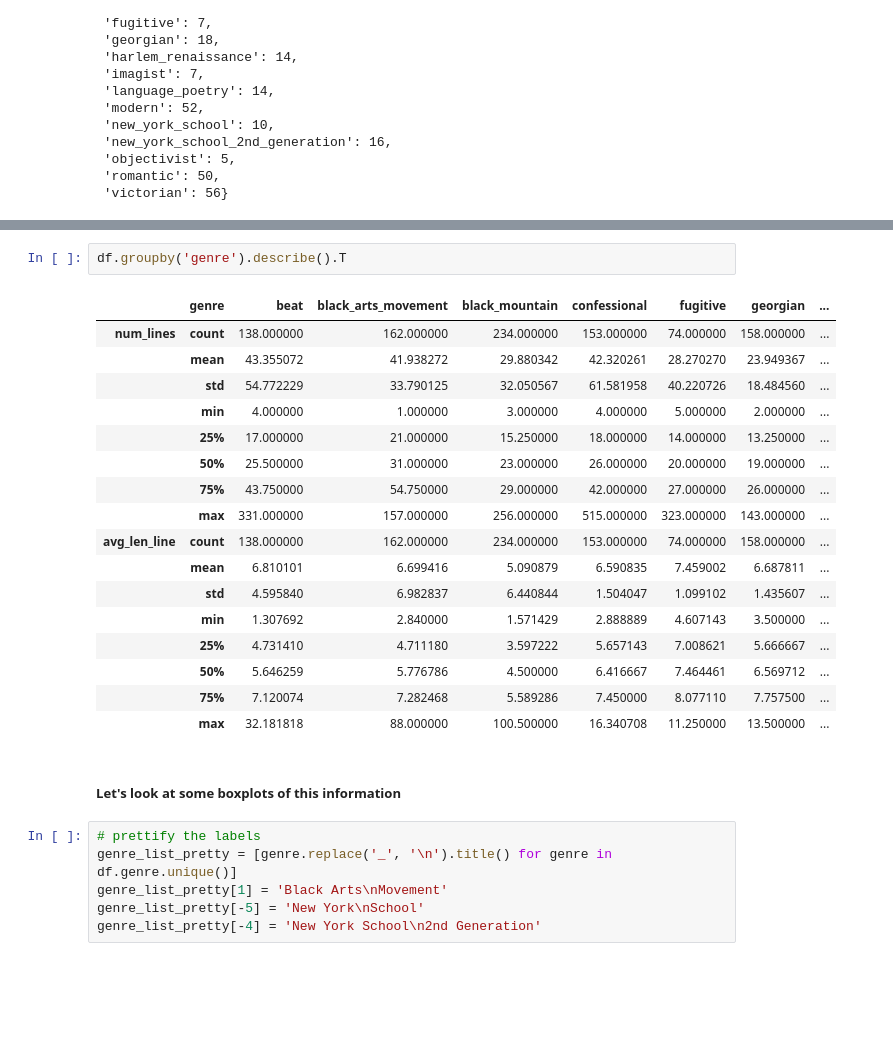
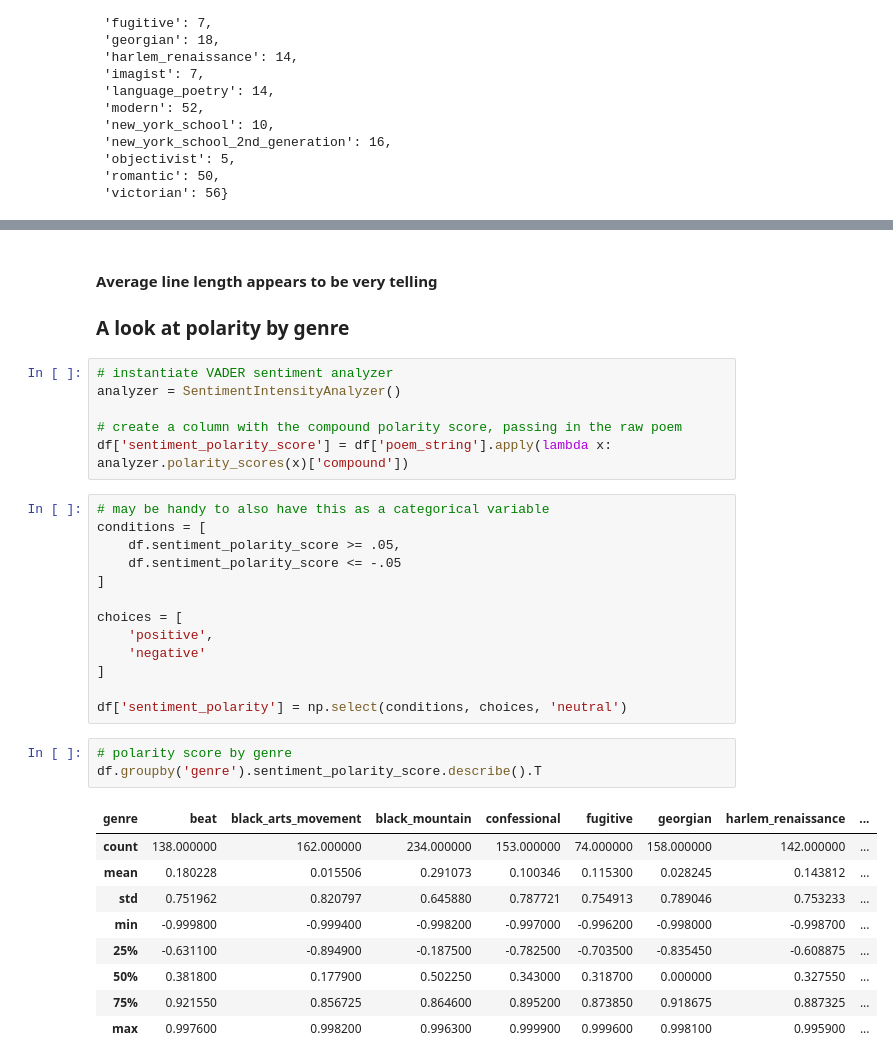
Before and after one commit to p-szymo/poetry_genre_classifier, a Jupyter notebook: eda_processing_feature_engineering_notebook.ipynb, the cells around one changed output, grey strips where cells are left out. Cells and saved outputs as stored; diff of their text form; blank space fills up the shorter version.

```diff
--- a/eda_processing_feature_engineering_notebook.ipynb
+++ b/eda_processing_feature_engineering_notebook.ipynb
@@ -124,28 +226,35 @@ df.describe()
+# %% [markdown]
+#### Average line length appears to be very telling
+### A look at polarity by genre
+# %%
+# instantiate VADER sentiment analyzer
+analyzer = SentimentIntensityAnalyzer()
+
+# create a column with the compound polarity score, passing in the raw poem
+df['sentiment_polarity_score'] = df['poem_string'].apply(lambda x: analyzer.polarity_scores(x)['compound'])
+# %%
+# may be handy to also have this as a categorical variable
+conditions = [
+    df.sentiment_polarity_score >= .05,
+    df.sentiment_polarity_score <= -.05
+]
+
+choices = [
+    'positive',
+    'negative'
+]
+
+df['sentiment_polarity'] = np.select(conditions, choices, 'neutral')
 # %%
-df.groupby('genre').describe().T
+# polarity score by genre
+df.groupby('genre').sentiment_polarity_score.describe().T
 # %% [output]
-|  | genre | beat | black_arts_movement | black_mountain | confessional | fugitive | georgian | ... |
-| num_lines | count | 138.000000 | 162.000000 | 234.000000 | 153.000000 | 74.000000 | 158.000000 | ... |
-|  | mean | 43.355072 | 41.938272 | 29.880342 | 42.320261 | 28.270270 | 23.949367 | ... |
-|  | std | 54.772229 | 33.790125 | 32.050567 | 61.581958 | 40.220726 | 18.484560 | ... |
-|  | min | 4.000000 | 1.000000 | 3.000000 | 4.000000 | 5.000000 | 2.000000 | ... |
-|  | 25% | 17.000000 | 21.000000 | 15.250000 | 18.000000 | 14.000000 | 13.250000 | ... |
-|  | 50% | 25.500000 | 31.000000 | 23.000000 | 26.000000 | 20.000000 | 19.000000 | ... |
-|  | 75% | 43.750000 | 54.750000 | 29.000000 | 42.000000 | 27.000000 | 26.000000 | ... |
-|  | max | 331.000000 | 157.000000 | 256.000000 | 515.000000 | 323.000000 | 143.000000 | ... |
-| avg_len_line | count | 138.000000 | 162.000000 | 234.000000 | 153.000000 | 74.000000 | 158.000000 | ... |
-|  | mean | 6.810101 | 6.699416 | 5.090879 | 6.590835 | 7.459002 | 6.687811 | ... |
-|  | std | 4.595840 | 6.982837 | 6.440844 | 1.504047 | 1.099102 | 1.435607 | ... |
-|  | min | 1.307692 | 2.840000 | 1.571429 | 2.888889 | 4.607143 | 3.500000 | ... |
-|  | 25% | 4.731410 | 4.711180 | 3.597222 | 5.657143 | 7.008621 | 5.666667 | ... |
-|  | 50% | 5.646259 | 5.776786 | 4.500000 | 6.416667 | 7.464461 | 6.569712 | ... |
-|  | 75% | 7.120074 | 7.282468 | 5.589286 | 7.450000 | 8.077110 | 7.757500 | ... |
-|  | max | 32.181818 | 88.000000 | 100.500000 | 16.340708 | 11.250000 | 13.500000 | ... |
+| genre | beat | black_arts_movement | black_mountain | confessional | fugitive | georgian | harlem_renaissance | ... |
+| count | 138.000000 | 162.000000 | 234.000000 | 153.000000 | 74.000000 | 158.000000 | 142.000000 | ... |
+| mean | 0.180228 | 0.015506 | 0.291073 | 0.100346 | 0.115300 | 0.028245 | 0.143812 | ... |
+| std | 0.751962 | 0.820797 | 0.645880 | 0.787721 | 0.754913 | 0.789046 | 0.753233 | ... |
+| min | -0.999800 | -0.999400 | -0.998200 | -0.997000 | -0.996200 | -0.998000 | -0.998700 | ... |
+| 25% | -0.631100 | -0.894900 | -0.187500 | -0.782500 | -0.703500 | -0.835450 | -0.608875 | ... |
+| 50% | 0.381800 | 0.177900 | 0.502250 | 0.343000 | 0.318700 | 0.000000 | 0.327550 | ... |
+| 75% | 0.921550 | 0.856725 | 0.864600 | 0.895200 | 0.873850 | 0.918675 | 0.887325 | ... |
+| max | 0.997600 | 0.998200 | 0.996300 | 0.999900 | 0.999600 | 0.998100 | 0.995900 | ... |
-# %% [markdown]
-##### Let's look at some boxplots of this information
-# %%
-# prettify the labels
-genre_list_pretty = [genre.replace('_', '\n').title() for genre in df.genre.unique()]
-genre_list_pretty[1] = 'Black Arts\nMovement'
-genre_list_pretty[-5] = 'New York\nSchool'
-genre_list_pretty[-4] = 'New York School\n2nd Generation'
```
Also changed, not shown: parts of 28 cells of this notebook.
